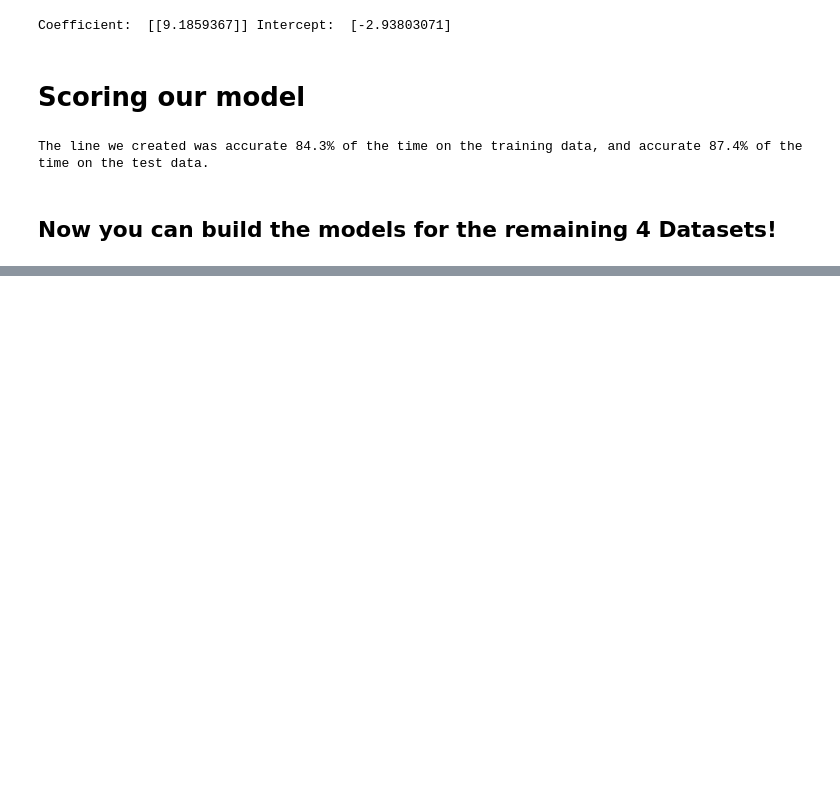
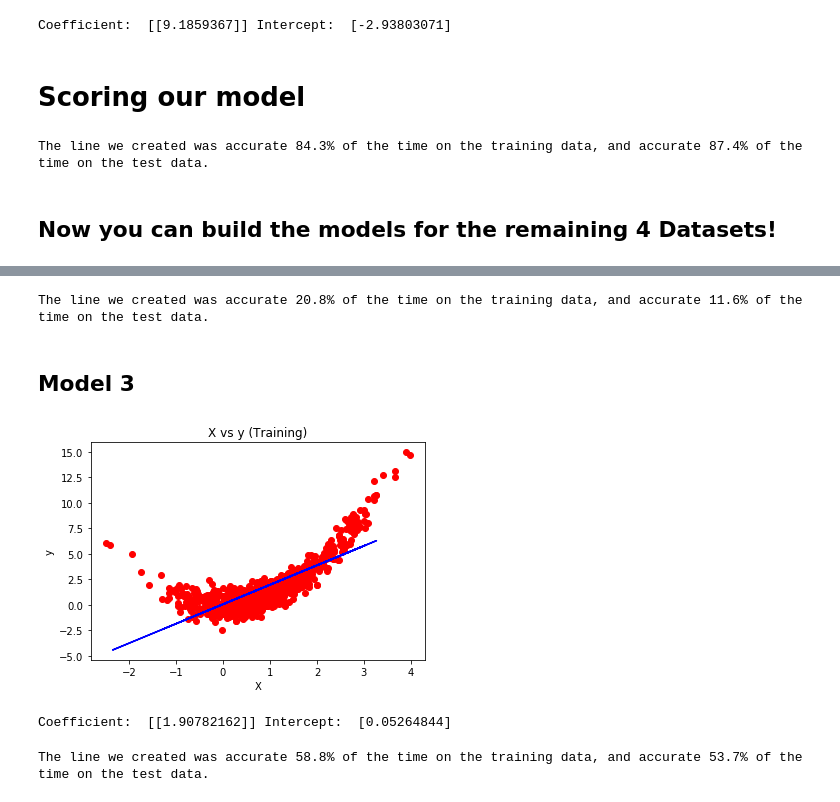
Before and after one commit to timmderrickson/GroupAINotes, a Jupyter notebook: Linear Regression.ipynb, the cells around one changed output, grey strips where cells are left out. Cells and saved outputs as stored; diff of their text form; code cells hidden in the pictures; blank space fills up the shorter version.

```diff
--- a/Linear Regression.ipynb
+++ b/Linear Regression.ipynb
@@ -142,0 +191,21 @@ The line we created was accurate 84.3% of the time on the training data, and acc
+# %%
+print('The line we created was accurate {0:.1f}% of the time on the training data, and accurate {1:.1f}% of the time on the test data.'.format(trained_model2.score(X_train2, y_train2)*100, trained_model2.score(X_test2, y_test2)*100))
+# %% [output]
+The line we created was accurate 20.8% of the time on the training data, and accurate 11.6% of the time on the test data.
+# %% [markdown]
+## Model 3
+# %%
+plt.scatter(X_train3, y_train3, color = 'red')
+plt.plot(X_test3, trained_model3.predict(X_test3), color='blue')
+plt.title('X vs y (Training)')
+plt.xlabel('X')
+plt.ylabel('y')
+plt.show()
+print('Coefficient: ', trained_model3.coef_, 'Intercept: ', trained_model3.intercept_)
+# %% [output]
+[figure, added]
+Coefficient:  [[1.90782162]] Intercept:  [0.05264844]
+# %%
+print('The line we created was accurate {0:.1f}% of the time on the training data, and accurate {1:.1f}% of the time on the test data.'.format(trained_model3.score(X_train3, y_train3)*100, trained_model3.score(X_test3, y_test3)*100))
+# %% [output]
+The line we created was accurate 58.8% of the time on the training data, and accurate 53.7% of the time on the test data.
```
Also changed, not shown: parts of 13 cells of this notebook.
